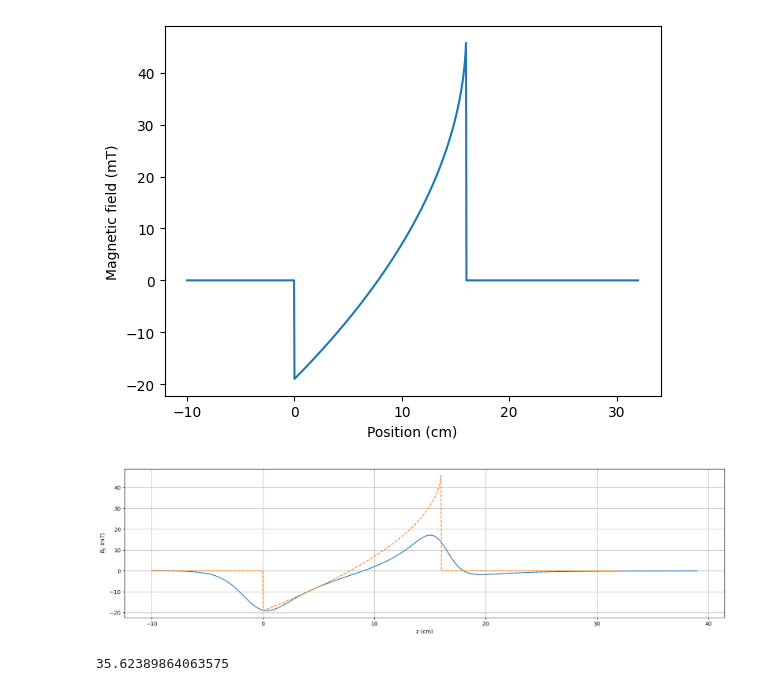
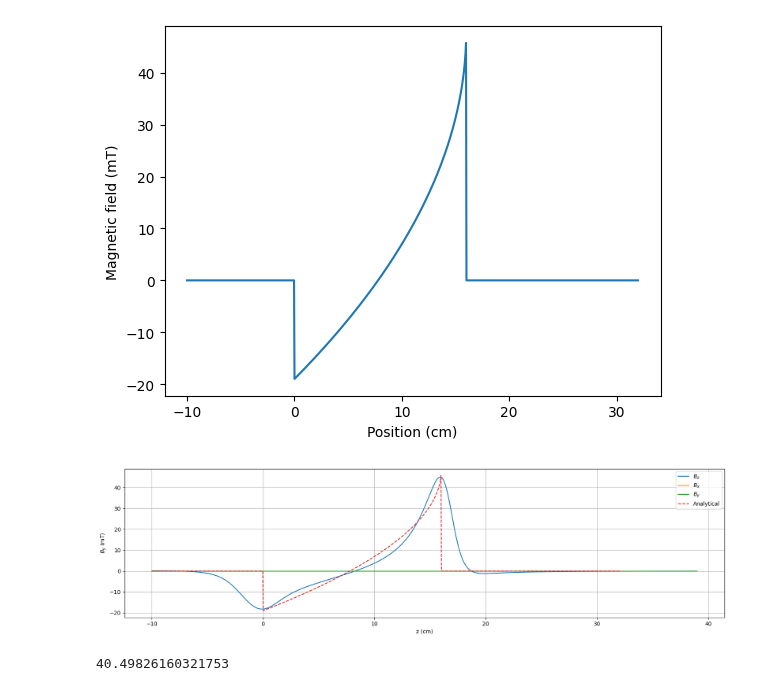
Before and after one commit to benfox4543/YB-zeeman-slower, a Jupyter notebook: halbach-1.ipynb, the cells around one changed output. Saved outputs shown, nothing was run; the diff lists cells and outputs as text; code cells hidden in the pictures.

Commit message:
fine tunning mag file profile for pur zeeman slower

```diff
--- a/halbach-1.ipynb
+++ b/halbach-1.ipynb
@@ -13,9 +13,9 @@ zeeman_prof = magpy.Collection()
 j = 30
 n = 8
 a = -21# distance it circles aroundthe center
-c = 30 #angle of first bar
+c = 40 #angle of first bar
 d =  58#angle of second bar
-b = -60# distnace the two section of the array are apart from each other
+b = -55# distnace the two section of the array are apart from each other
 k = 50 #the first and second magnent are apart
 e = 45
 l = -3
@@ -30,29 +30,29 @@ for i in angles:
     cube1= magpy.magnet.Cuboid(
     dimension=(6,6,125),
     polarization=(-(1.080),0,0),
-    position=(95+a+l,0,-2+k))
+    position=(110+a+l,0,-2+k))
     cube2 = magpy.magnet.Cuboid(dimension= (4,4,25),
     polarization=(-1.17,0,0),
-    position=(60+a+l,0,-50+e),style_magnetization = mystyle)
+    position=(55+a+l,0,-50+e),style_magnetization = mystyle)
     cube3= magpy.magnet.Cuboid(
     dimension=(6,6,125),
     polarization=(1.08,0,0),
-    position=(100+a,0,190+b),
+    position=(91.5+a,0,190+b),
   )
     cube4 = magpy.magnet.Cuboid(dimension= (4,4,25),
-    polarization=(1.17,0,0),
-    position=(110+a+p,0,170+b),
+    polarization=(-1.17,0,0),
+    position=(170+a+p,0,100),
     )
 
 
-    cube5 = magpy.magnet.Cuboid(dimension= (4,4,25),
-    polarization=(-1.17,0,0),
-    position=(90+a+l+p,0,240+b))
+    #cube5 = magpy.magnet.Cuboid(dimension= (4,4,25),
+    #polarization=(-1.17,0,0),
+    #position=(150+a+p,0,100))
 
-    cube6 = magpy.magnet.Cuboid(dimension= (4,4,25),
-    polarization=(-1.17,0,0),
-    position=(120+a+p,0,230+b),
-)
+    #cube6 = magpy.magnet.Cuboid(dimension= (4,4,25),
+    #polarization=(-1.17,0,0),
+    #position=(105+a+p,0,211+b),
+#)
 
 
 
@@ -71,15 +71,15 @@ for i in angles:
     cube4.rotate_from_angax(i, 'z')
     cube5.rotate_from_angax(i, 'z', anchor=0)
     cube5.rotate_from_angax(i, 'z')
-    cube6.rotate_from_angax(i, 'z', anchor=0)
-    cube6.rotate_from_angax(i, 'z')
+    #cube6.rotate_from_angax(i, 'z', anchor=0)
+    #cube6.rotate_from_angax(i, 'z')
 
     zeeman_prof.add(cube1)
     zeeman_prof.add(cube2)
     zeeman_prof.add(cube3)
     zeeman_prof.add(cube4)
-    zeeman_prof.add(cube5)
-    zeeman_prof.add(cube6)
+    #zeeman_prof.add(cube5)
+    #zeeman_prof.add(cube6)
     j = j+1
 magpy.show(zeeman_prof, backend='plotly')
 # %%
@@ -110,22 +110,29 @@ Text(0, 0.5, 'Magnetic field (mT)')
 # %%
 z = np.linspace(-100,390,1000)
 b_z = []
 b_x = []
 b_y = []
 for i in z:
-    b_z.append(zeeman_prof.getB([0,0,i])[0])
+    b_x.append(zeeman_prof.getB([0,0,i])[0])
+    b_z.append(zeeman_prof.getB([0,0,i])[1])
+    b_y.append(zeeman_prof.getB([0,0,i])[2])
 
 fig,ax = plt.subplots(1,1,figsize=(20,5))
+plt.plot((z/10),np.array(b_x)*1e3)
+plt.plot((z/10),np.array(b_y)*1e3)
 plt.plot((z/10),np.array(b_z)*1e3)
 #plt.yticks([-20,0,20,40])
 #plt.xticks([-0.1,0,0.1,0.2,0.3,0.4])
 plt.xlabel('z (cm)')
 plt.plot(x,np.array(magg)*1e3, '--')
+
+plt.ylabel('$B_z$ (mT)')
+plt.legend(['$B_z$','$B_x$','$B_y$','Analytical'])
 plt.ylabel('$B_y$ (mT)')
 plt.grid()
 # %% [output]
-[figure, old version]
+[figure, new version]
 # %%
 max(b_z)*1e3
 # %% [output]
-35.62389864063575
+40.49826160321753
```
